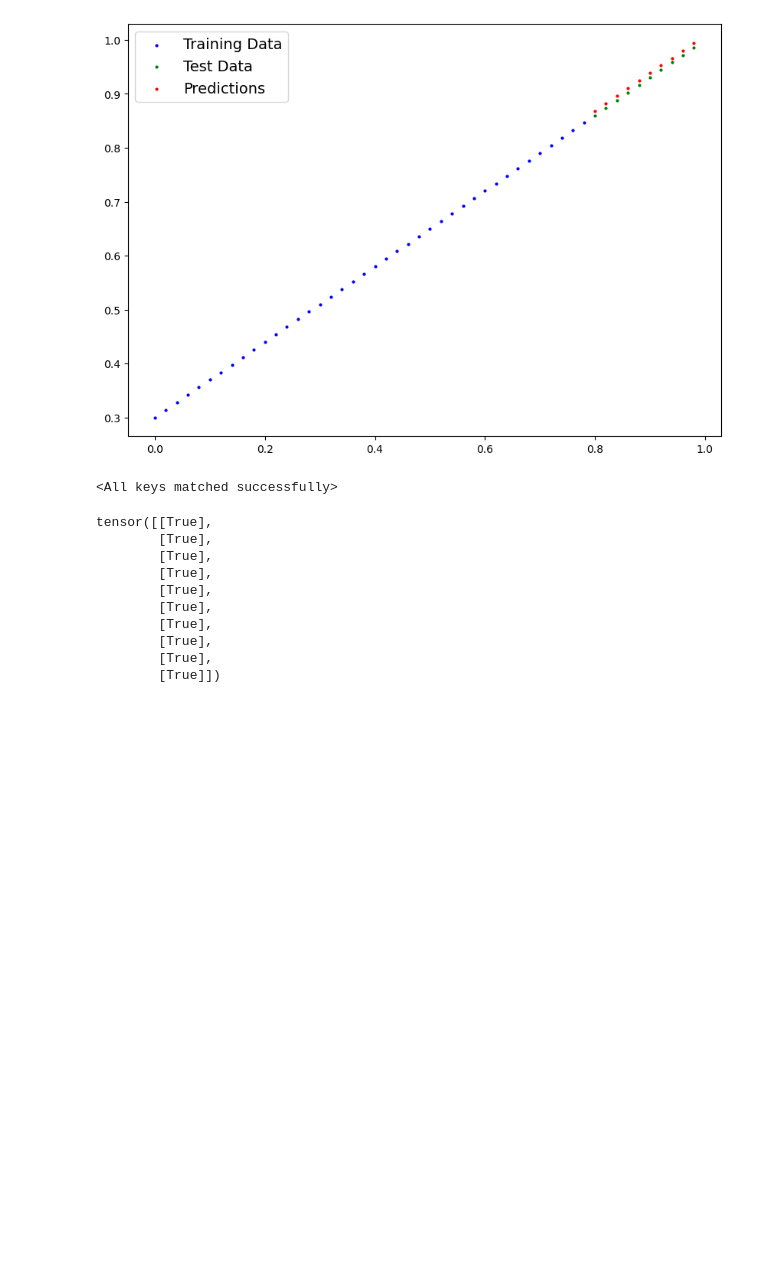
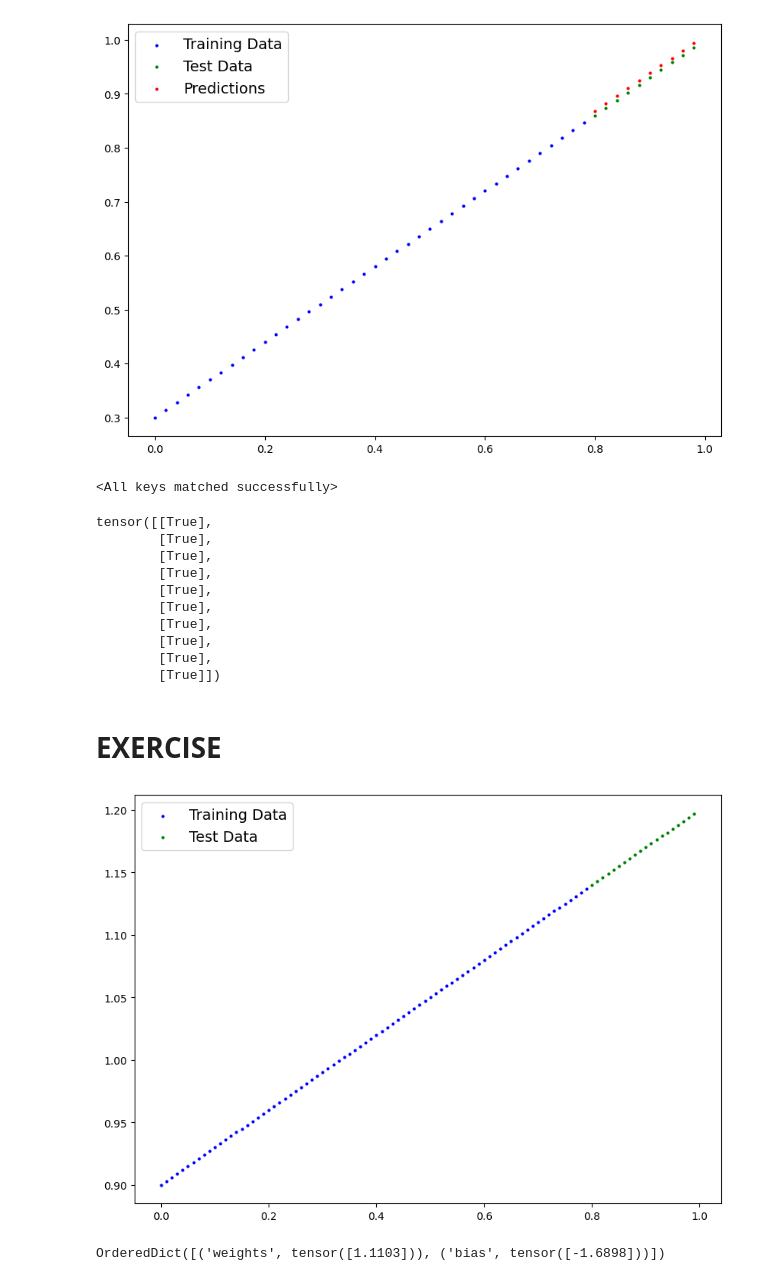
Before and after one commit to alpertunga-bile/zero-to-mastery-pytorch, a Jupyter notebook: 01_PytorchWorkflow.ipynb, the cells around one changed output. Cells and saved outputs as stored; diff of their text form; code cells hidden in the pictures; blank space fills up the shorter version.

Commit message:
Exercise section is added for Pytorch Workflow

```diff
--- a/01_PytorchWorkflow.ipynb
+++ b/01_PytorchWorkflow.ipynb
@@ -229,3 +229,40 @@ tensor([[True],
         [True],
         [True],
         [True]])
+# %% [markdown]
+# **EXERCISE**
+# %%
+weight = 0.3
+bias = 0.9
+
+start = 0
+end = 1
+step = 0.01
+
+X = torch.arange(start, end, step).unsqueeze(dim=1)
+y = weight * X + bias
+
+totalDatasetSize = (end - start) / step
+trainDatasetSize = int(totalDatasetSize * 0.8)
+
+X_train, y_train = X[:trainDatasetSize], y[:trainDatasetSize]
+X_test, y_test = X[trainDatasetSize:], y[trainDatasetSize:]
+
+plotPredictions(X_train, y_train, X_test, y_test)
+# %% [output]
+[figure, added]
+# %%
+class ExerciseModel(nn.Module):
+  def __init__(self):
+    super().__init__()
+
+    self.weights = nn.Parameter(torch.randn(1, dtype=torch.float), requires_grad=True)
+    self.bias = nn.Parameter(torch.randn(1, dtype=torch.float), requires_grad=True)
+
+  def forward(self, x: torch.Tensor)-> torch.Tensor:
+    return self.weights * x + self.bias
+
+exerciseModel = ExerciseModel()
+exerciseModel.state_dict()
+# %% [output]
+OrderedDict([('weights', tensor([1.1103])), ('bias', tensor([-1.6898]))])
```
Also changed, not shown: parts of 3 cells of this notebook.
